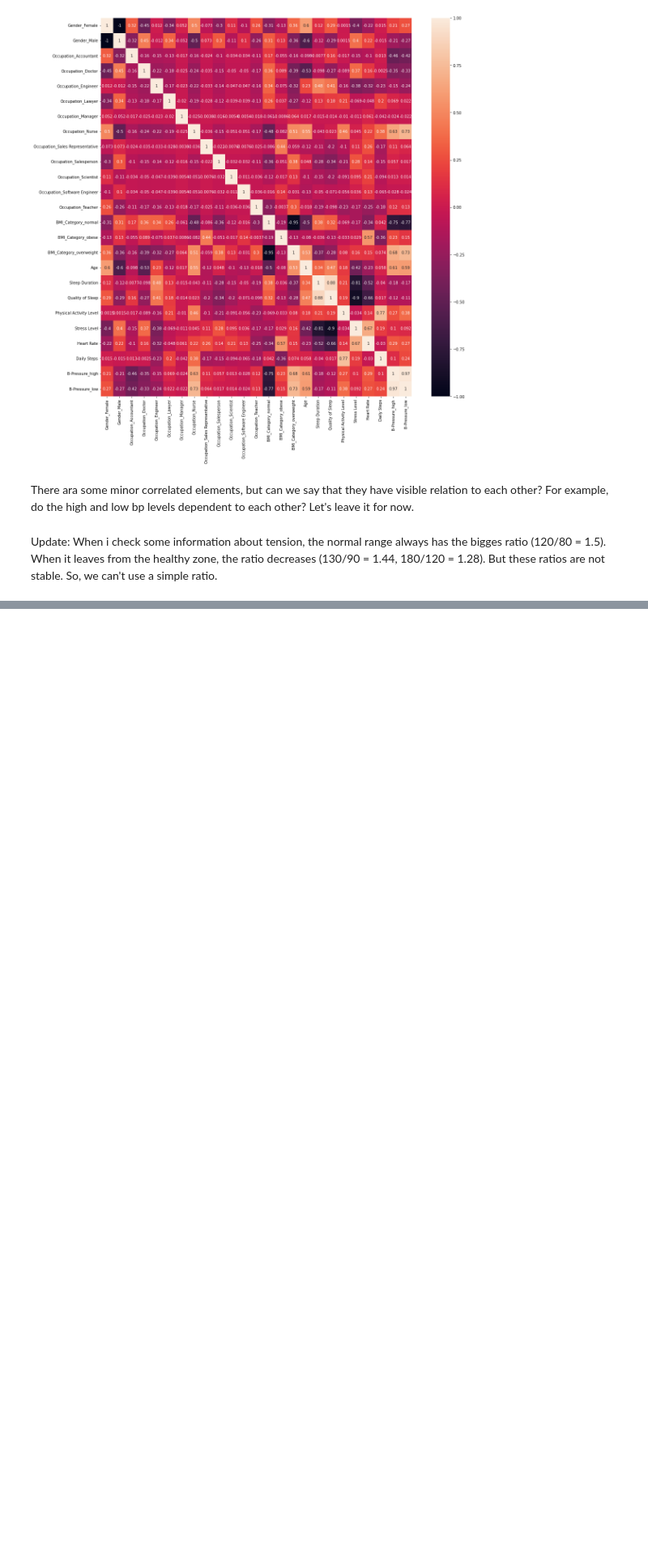
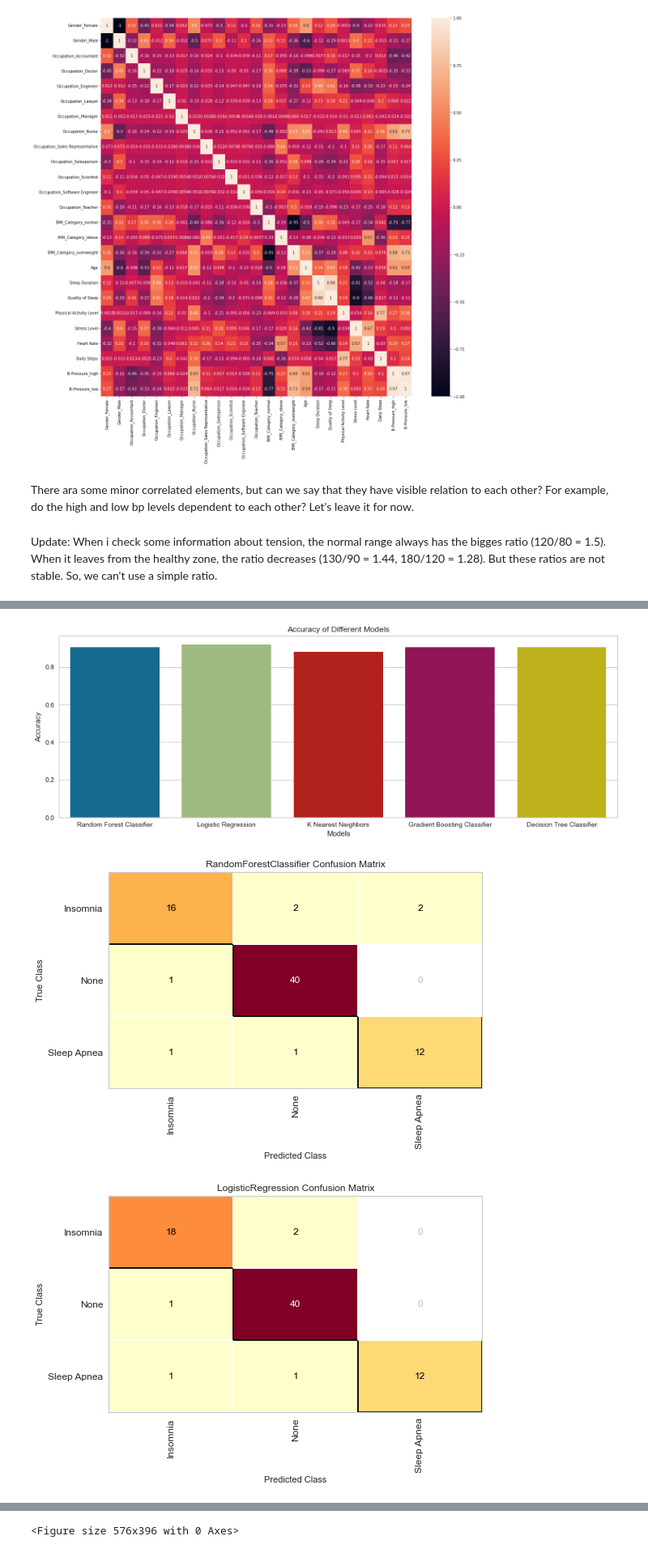
Before and after one commit to KillerJacKTM05/SleepHealthChecker, a Jupyter notebook: SleepChecker.ipynb, the cells around one changed output, grey strips where cells are left out. Shown at 81% size. Cells and saved outputs as stored; diff of their text form; code cells hidden in the pictures; blank space fills up the shorter version.

```diff
--- a/SleepChecker.ipynb
+++ b/SleepChecker.ipynb
@@ -152,0 +207,23 @@ x_Train, x_Test, y_Train, y_Test = train_test_split(sleep_db_values, sleep_predi
+# %%
+from sklearn.metrics import classification_report
+from sklearn.metrics import confusion_matrix
+from yellowbrick.classifier import ConfusionMatrix
+
+for model in models_and_params:
+    pipeline = Pipeline([
+        ('scaler', StandardScaler()),
+        ('classf', model['classf'])
+    ])
+    grid_search = GridSearchCV(pipeline, model['params'], cv=5)
+    grid_search.fit(x_Train, y_Train)
+    best_model = grid_search.best_estimator_
+    best_estimators.append(best_model)
+
+    #Get accuracy score
+    y_pred = best_model.predict(x_Test)
+    decision_report = classification_report(y_Test, y_pred)
+    accuracy = accuracy_score(y_Test, y_pred)
+    accuracy_scores.append(accuracy)
+    #Get report
+    print(model['name'])
+    print(decision_report)
@@ -152,0 +248,23 @@ x_Train, x_Test, y_Train, y_Test = train_test_split(sleep_db_values, sleep_predi
+# %%
+#plot the accuracy diagram
+model_names = [model['name'] for model in models_and_params]
+plt.figure(figsize=(15, 5))
+sns.barplot(x=model_names, y=accuracy_scores)
+plt.xlabel('Models')
+plt.ylabel('Accuracy')
+plt.title('Accuracy of Different Models')
+plt.show()
+plt.savefig("Accuracy_diagram.png")
+
+#Apply confusion matrix
+for model in models_and_params:
+    matrix = ConfusionMatrix(model['classf'], classes=['Insomnia', 'None', 'Sleep Apnea'])
+    matrix.fit(x_Train, y_Train)
+    matrix.score(x_Test, y_Test)
+    matrix.show()
+    plt.savefig(f"{model['name']}_confusion_matrix.png")
+    plt.clf()  # Clear the current figure's content
+# %% [output]
+[figure, added]
+[figure, added]
+[figure, added]
@@ -152,0 +274 @@ x_Train, x_Test, y_Train, y_Test = train_test_split(sleep_db_values, sleep_predi
+<Figure size 576x396 with 0 Axes>
```
Also changed, not shown: parts of 6 cells of this notebook, 9 other files.
